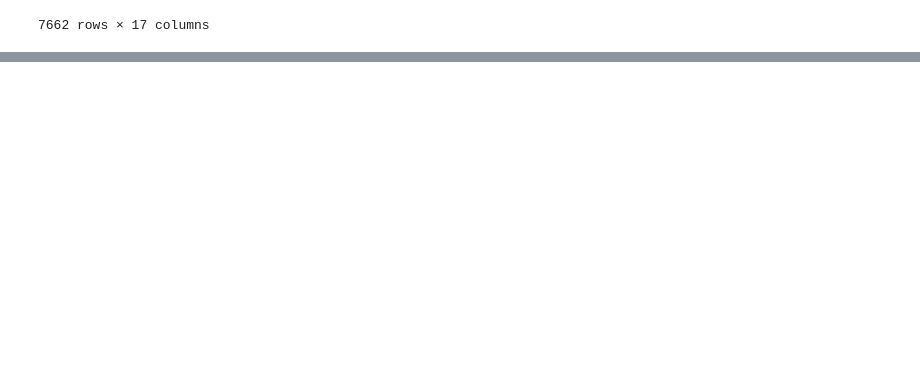
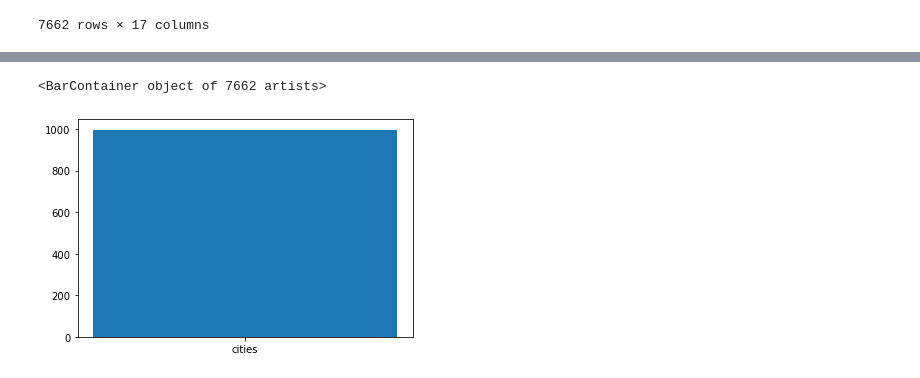
Before and after one commit to AmmadMughal20/PakistanFoodData, a Jupyter notebook: PakistanFoodData.ipynb, the cells around one changed output, grey strips where cells are left out. Cells and saved outputs as stored; diff of their text form; code cells hidden in the pictures; blank space fills up the shorter version.

Commit message:
My plotting

```diff
--- a/PakistanFoodData.ipynb
+++ b/PakistanFoodData.ipynb
@@ -163,0 +169,8 @@ df2
+# %%
+names = ['cities']
+values = df2['price']
+# %%
+plt.bar(names, values)
+# %% [output]
+<BarContainer object of 7662 artists>
+[figure, added]
```
Also changed, not shown: parts of 1 cell of this notebook.
